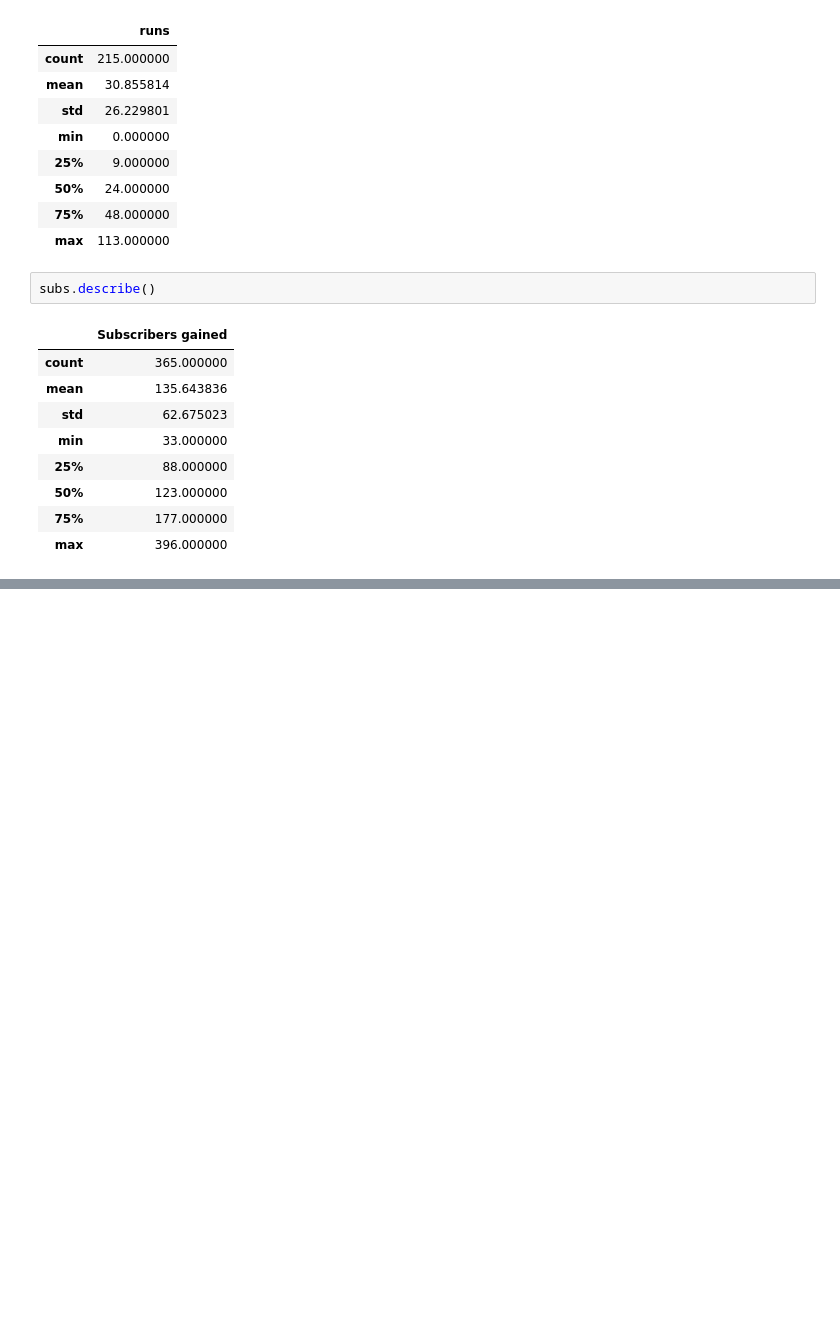
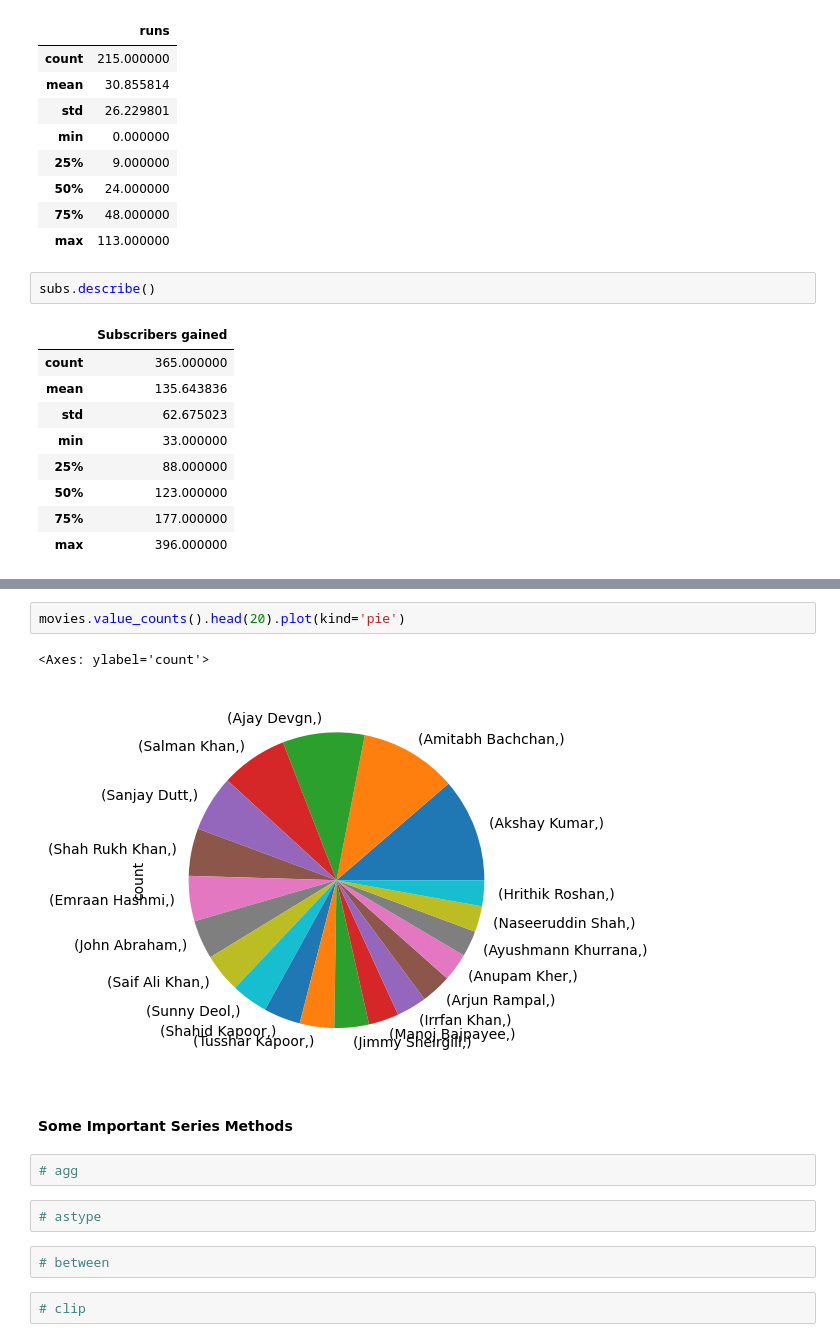
Before and after one commit to VidyanandYadav/Data-science-Journey, a Jupyter notebook: Session16_Pandas.ipynb, the cells around one changed output, grey strips where cells are left out. Drawn from its saved outputs; the diff is of its cells as text; blank space fills up the shorter version.

```diff
--- a/Session16_Pandas.ipynb
+++ b/Session16_Pandas.ipynb
@@ -479,0 +917,15 @@ subs.describe()
+# %%
+movies.value_counts().head(20).plot(kind='pie')
+# %% [output]
+<Axes: ylabel='count'>
+[figure, added]
+# %% [markdown]
+#### Some Important Series Methods
+# %%
+# agg
+# %%
+# astype
+# %%
+# between
+# %%
+# clip
```
Also changed, not shown: parts of 60 cells of this notebook.
